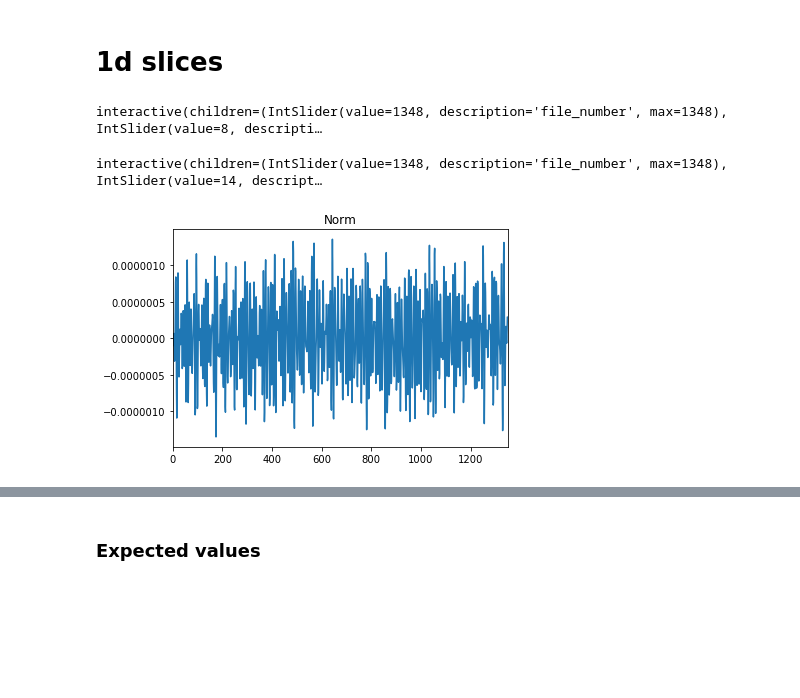
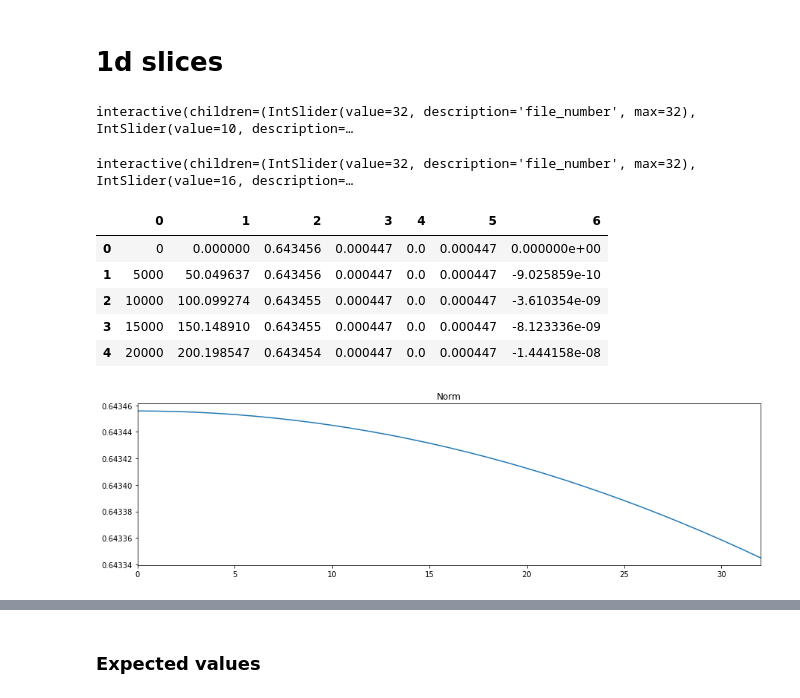
Before and after one commit to acuzzio/GridQuantumPropagator, a Jupyter notebook: Scripts/Heatmaps2d.ipynb, the cells around one changed output, grey strips where cells are left out. Cells and saved outputs as stored; diff of their text form; code cells hidden in the pictures; blank space fills up the shorter version.

```diff
--- a/Scripts/Heatmaps2d.ipynb
+++ b/Scripts/Heatmaps2d.ipynb
@@ -60,3 +71,3 @@ print(''.join(['{} -> {}\n'.format(a,b) for a,b in enumerate(subfolders)]))
 # %%
-a=subfolders[5]
+a = subfolders[45]
 # %%
@@ -102,18 +119,26 @@ def fgam(file_number,gamma):
 def fthe(file_number,theta):
     return sliceThetas(os.path.join(a, filesList[file_number]), theta)
 # %%
-interact(fgam, file_number = widgets.IntSlider(min=0,max=lastV,step=1,value=lastV), gamma = widgets.IntSlider(min=0,max=gamL-1,step=1,value=8));
+interact(fgam, file_number = widgets.IntSlider(min=0,max=lastV,step=1,value=lastV), gamma = widgets.IntSlider(min=0,max=gamL-1,step=1,value=10));
 # %% [output]
-interactive(children=(IntSlider(value=1348, description='file_number', max=1348), IntSlider(value=8, descripti…
+interactive(children=(IntSlider(value=32, description='file_number', max=32), IntSlider(value=10, description=…
 # %%
-interact(fthe, file_number = widgets.IntSlider(min=0,max=lastV,step=1,value=lastV), theta = widgets.IntSlider(min=0,max=theL-1,step=1,value=14));
+interact(fthe, file_number = widgets.IntSlider(min=0,max=lastV,step=1,value=lastV), theta = widgets.IntSlider(min=0,max=theL-1,step=1,value=16));
 # %% [output]
-interactive(children=(IntSlider(value=1348, description='file_number', max=1348), IntSlider(value=14, descript…
+interactive(children=(IntSlider(value=32, description='file_number', max=32), IntSlider(value=16, description=…
 # %%
 outfn = os.path.join(a,'output')
 # %%
 data = pd.read_csv(outfn, delim_whitespace=True, header=None);
+data.head()
+# %% [output]
+|  | 0 | 1 | 2 | 3 | 4 | 5 | 6 |
+| 0 | 0 | 0.000000 | 0.643456 | 0.000447 | 0.0 | 0.000447 | 0.000000e+00 |
+| 1 | 5000 | 50.049637 | 0.643456 | 0.000447 | 0.0 | 0.000447 | -9.025859e-10 |
+| 2 | 10000 | 100.099274 | 0.643455 | 0.000447 | 0.0 | 0.000447 | -3.610354e-09 |
+| 3 | 15000 | 150.148910 | 0.643455 | 0.000447 | 0.0 | 0.000447 | -8.123336e-09 |
+| 4 | 20000 | 200.198547 | 0.643454 | 0.000447 | 0.0 | 0.000447 | -1.444158e-08 |
 # %%
-data[2].plot(title = 'Norm');
+data[2].plot(title = 'Norm', figsize=(15,4));
 # %% [output]
-[figure, old version]
+[figure, new version]
```
Also changed, not shown: parts of 7 cells of this notebook, 3 other files.
